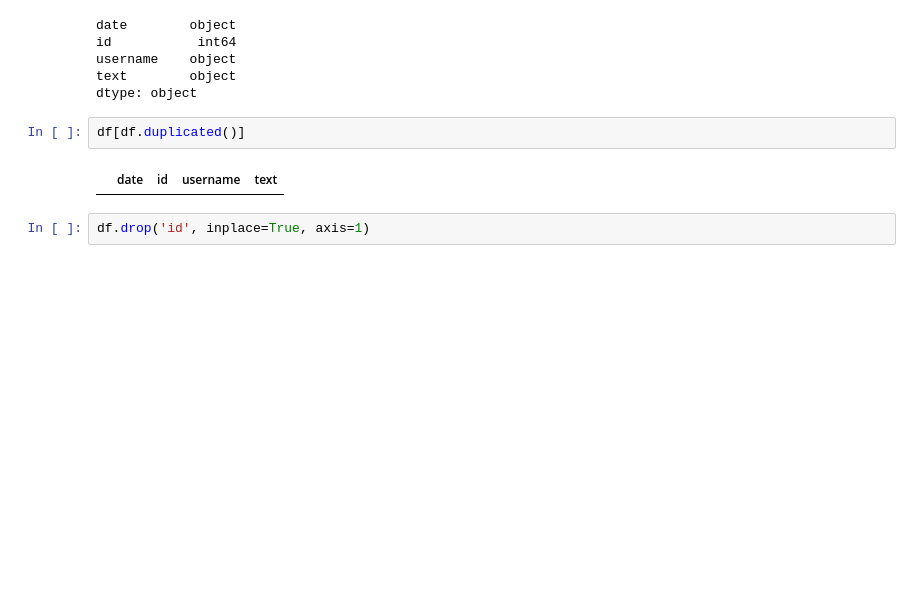
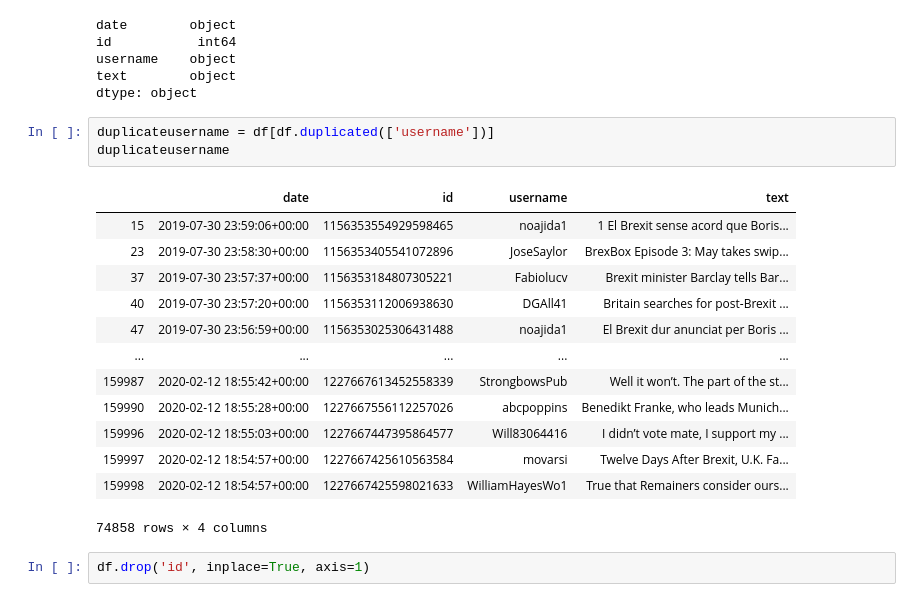
Before and after one commit to ta-data-lis/final-project, a Jupyter notebook: your-project/eda.ipynb, the cells around one changed output. Saved outputs shown, nothing was run; the diff lists cells and outputs as text; blank space fills up the shorter version.

Commit message:
new df with tweets from same usernames

```diff
--- a/your-project/eda.ipynb
+++ b/your-project/eda.ipynb
@@ -165,10 +164,23 @@ id           int64
 username    object
 text        object
 dtype: object
-# %%
-df[df.duplicated()]
-# %% [output]
-|  | date | id | username | text |
+# %%
+duplicateusername = df[df.duplicated(['username'])]
+duplicateusername
+# %% [output]
+|  | date | id | username | text |
+| 15 | 2019-07-30 23:59:06+00:00 | 1156353554929598465 | noajida1 | 1 El Brexit sense acord que Boris... |
+| 23 | 2019-07-30 23:58:30+00:00 | 1156353405541072896 | JoseSaylor | BrexBox Episode 3: May takes swip... |
+| 37 | 2019-07-30 23:57:37+00:00 | 1156353184807305221 | Fabiolucv | Brexit minister Barclay tells Bar... |
+| 40 | 2019-07-30 23:57:20+00:00 | 1156353112006938630 | DGAll41 | Britain searches for post-Brexit ... |
+| 47 | 2019-07-30 23:56:59+00:00 | 1156353025306431488 | noajida1 | El Brexit dur anunciat per Boris ... |
+| ... | ... | ... | ... | ... |
+| 159987 | 2020-02-12 18:55:42+00:00 | 1227667613452558339 | StrongbowsPub | Well it won’t. The part of the st... |
+| 159990 | 2020-02-12 18:55:28+00:00 | 1227667556112257026 | abcpoppins | Benedikt Franke, who leads Munich... |
+| 159996 | 2020-02-12 18:55:03+00:00 | 1227667447395864577 | Will83064416 | I didn’t vote mate, I support my ... |
+| 159997 | 2020-02-12 18:54:57+00:00 | 1227667425610563584 | movarsi | Twelve Days After Brexit, U.K. Fa... |
+| 159998 | 2020-02-12 18:54:57+00:00 | 1227667425598021633 | WilliamHayesWo1 | True that Remainers consider ours... |
+74858 rows × 4 columns
 # %%
 df.drop('id', inplace=True, axis=1)
 # %% [markdown]
```
Also changed, not shown: parts of 37 cells of this notebook.
